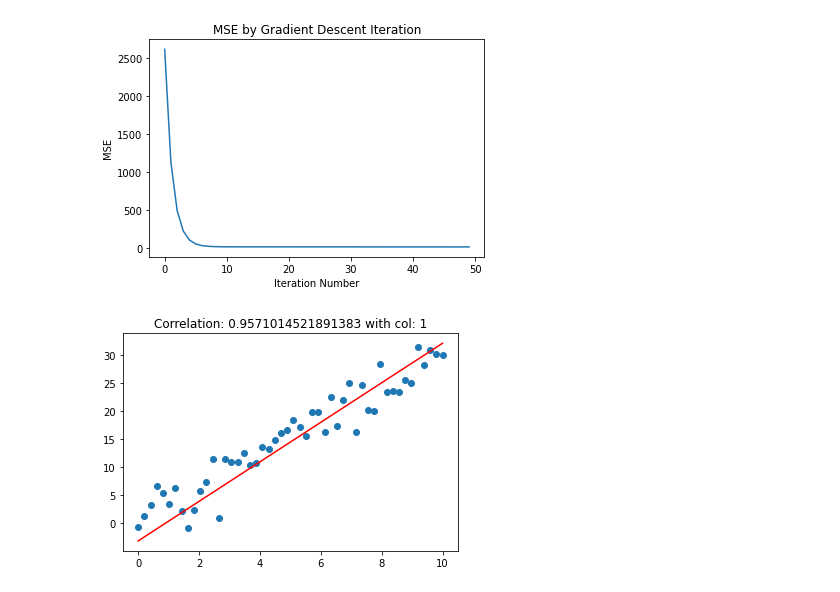
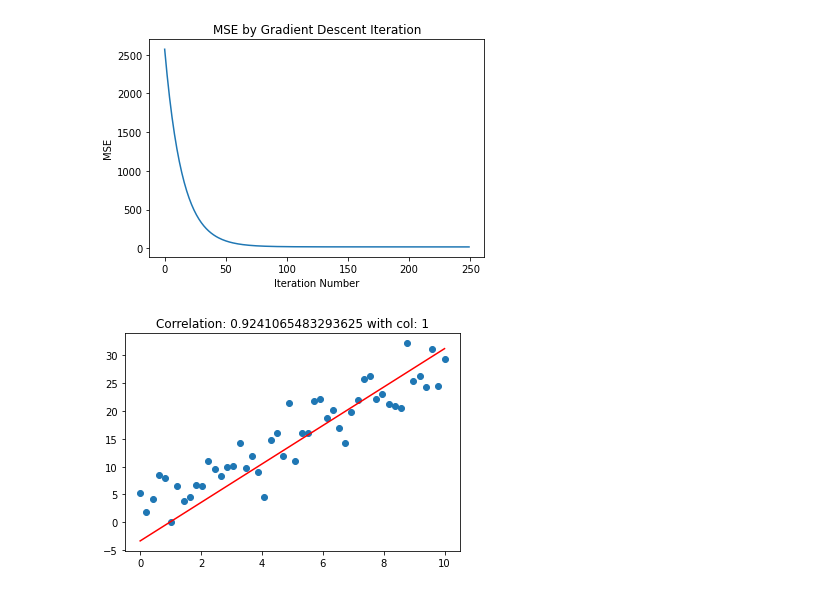
Before and after one commit to GiuseppeManai/ysc4224, a Jupyter notebook: team6/LinRegrTest_template.ipynb, the cells around one changed output. Saved outputs shown, nothing was run; the diff lists cells and outputs as text; code cells hidden in the pictures.

```diff
--- a/team6/LinRegrTest_template.ipynb
+++ b/team6/LinRegrTest_template.ipynb
@@ -4,37 +4,37 @@ import matplotlib.pyplot as plt
 # %%
 %run LinRegrGD_template.ipynb
 # %%
+# This step should be reproducible so use a random seed
+np.random.seed(0)
+
 # Load or generate the data and make sure is somehow showing a linear behaviour.
 x = np.linspace(0, 10, 50)
 y = 3 * x + np.random.normal(0, 3, len(x))
-
-# This step should be reproducible so use a random seed
-np.random.seed(0)
 
 # Add a column of ones to X
 ones = np.ones(len(x))
 X = np.column_stack([ones, x])
 
 # Initialize the parameters
 param = [-5, -5]
 
 # Set the hyperparameters
-learning_parameter = 0.01
-num_iters = 50
+learning_parameter = 0.001
+num_iters = 250
 
 # Run gradient descent
 [param, mses] = gradient_descent(X, y, param, learning_parameter, num_iters)
 
 # Plot the cost function
 plt.figure(0)
 plt.plot(np.arange(num_iters), mses)
 plt.xlabel("Iteration Number")
 plt.ylabel("MSE")
 plt.title("MSE by Gradient Descent Iteration")
 
 # Plot the regression line
 plt.figure(1)
 plot_regression_line(X, y, param)
 # %% [output]
-[figure, old version]
+[figure, new version]
-[figure, old version]
+[figure, new version]
```
Also changed, not shown: parts of 1 cell of this notebook, 1 other file.
